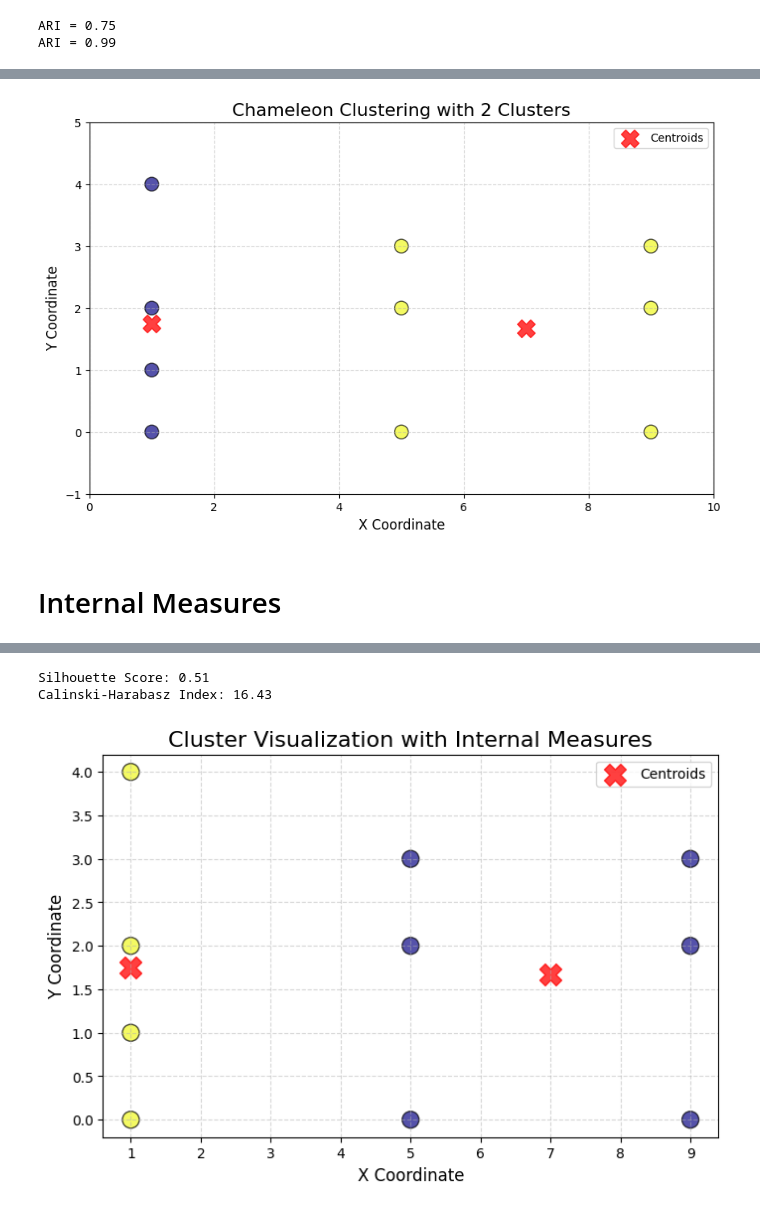
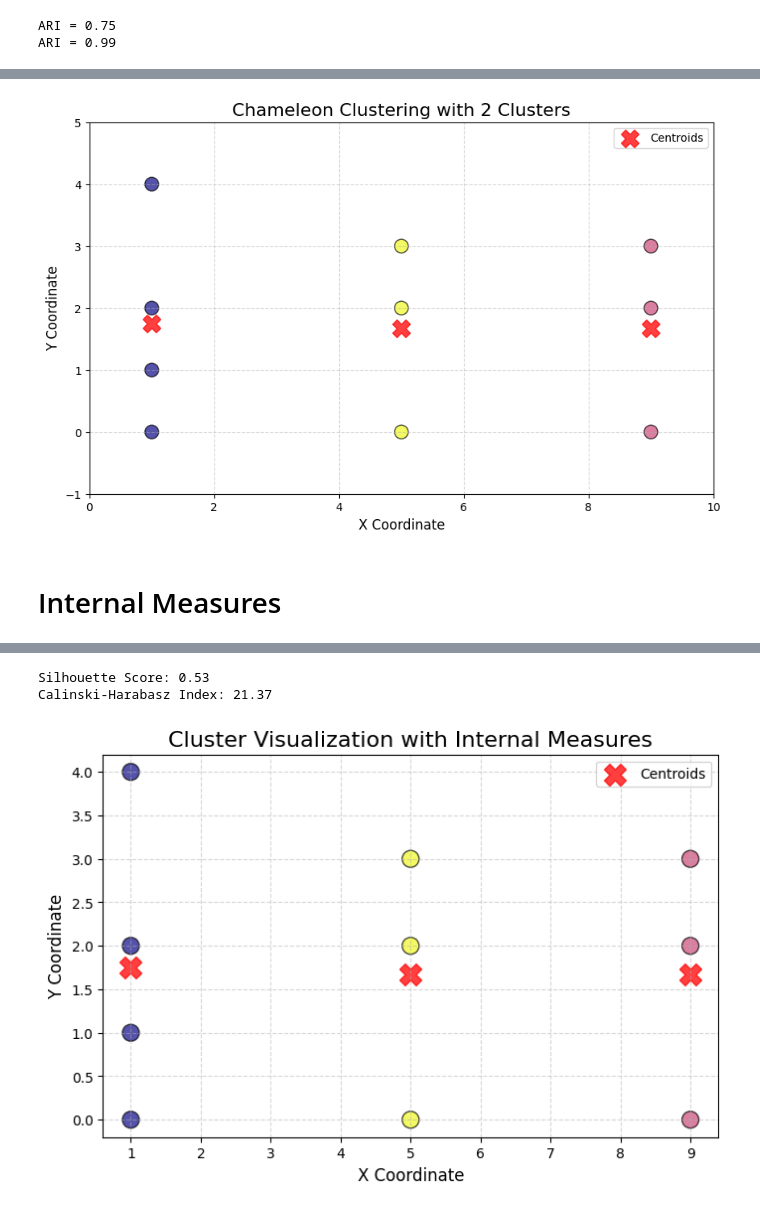
Before and after one commit to mohd-mortezazadeh/ML_Hub, a Jupyter notebook: Course/Unsupervise_learning.ipynb, the cells around one changed output, grey strips where cells are left out. Cells and saved outputs as stored; diff of their text form; code cells hidden in the pictures.

```diff
--- a/Course/Unsupervise_learning.ipynb
+++ b/Course/Unsupervise_learning.ipynb
@@ -326,7 +323,7 @@ data = np.array([
 ])
 
 # تعیین تعداد خوشه‌ها برای خوشه‌بندی اولیه به 2
-num_initial_clusters = 2
+num_initial_clusters = 3
 
 # خوشه‌بندی اولیه با K-Means
 kmeans = KMeans(n_clusters=num_initial_clusters)
@@ -356,7 +353,7 @@ def merge_clusters(data, labels, distance_threshold):
     return new_labels
 
 # ادغام خوشه‌ها با آستانه فاصله کمتر
-distance_threshold = 3  # می‌توانید این فاصله را تنظیم کنید
+distance_threshold = 4  # می‌توانید این فاصله را تنظیم کنید
 final_labels = merge_clusters(data, initial_labels, distance_threshold)
 
 # نمایش نتایج نهایی با طراحی بهبود یافته
@@ -373,7 +370,7 @@ plt.xlim(0, 10)  # تنظیم حدود محور X
 plt.ylim(-1, 5)  # تنظیم حدود محور Y
 plt.show()
 # %% [output]
-[figure, old version]
+[figure, new version]
 # %% [markdown]
 # Internal Measures
 # %% [markdown]
@@ -422,34 +419,34 @@ data = np.array([
     [9, 2],
     [9, 3],
     [9, 0],
     [1, 1]
 ])
 
 # تشکیل خوشه با K-Means
-num_clusters = 2
+num_clusters = 3
 kmeans = KMeans(n_clusters=num_clusters)
 labels = kmeans.fit_predict(data)
 
 # محاسبه معیارهای داخلی
 silhouette_avg = silhouette_score(data, labels)
 calinski_harabasz_avg = calinski_harabasz_score(data, labels)
 
 # نمایش نتایج معیارها
 print(f"Silhouette Score: {silhouette_avg:.2f}")
 print(f"Calinski-Harabasz Index: {calinski_harabasz_avg:.2f}")
 
 # نمایش نمودار خوشه‌ها
 plt.figure(figsize=(8, 5))
 plt.scatter(data[:, 0], data[:, 1], c=labels, s=150, cmap='plasma', edgecolor='k', alpha=0.7)
 centers = kmeans.cluster_centers_
 plt.scatter(centers[:, 0], centers[:, 1], c='red', s=250, alpha=0.75, marker='X', label='Centroids')
 plt.title("Cluster Visualization with Internal Measures", fontsize=16)
 plt.xlabel("X Coordinate", fontsize=12)
 plt.ylabel("Y Coordinate", fontsize=12)
 plt.grid(True, linestyle='--', alpha=0.5)
 plt.legend()
 plt.show()
 # %% [output]
-Silhouette Score: 0.51
-Calinski-Harabasz Index: 16.43
+Silhouette Score: 0.53
+Calinski-Harabasz Index: 21.37
-[figure, old version]
+[figure, new version]
```
Also changed, not shown: parts of 3 cells of this notebook, 1 other file.
